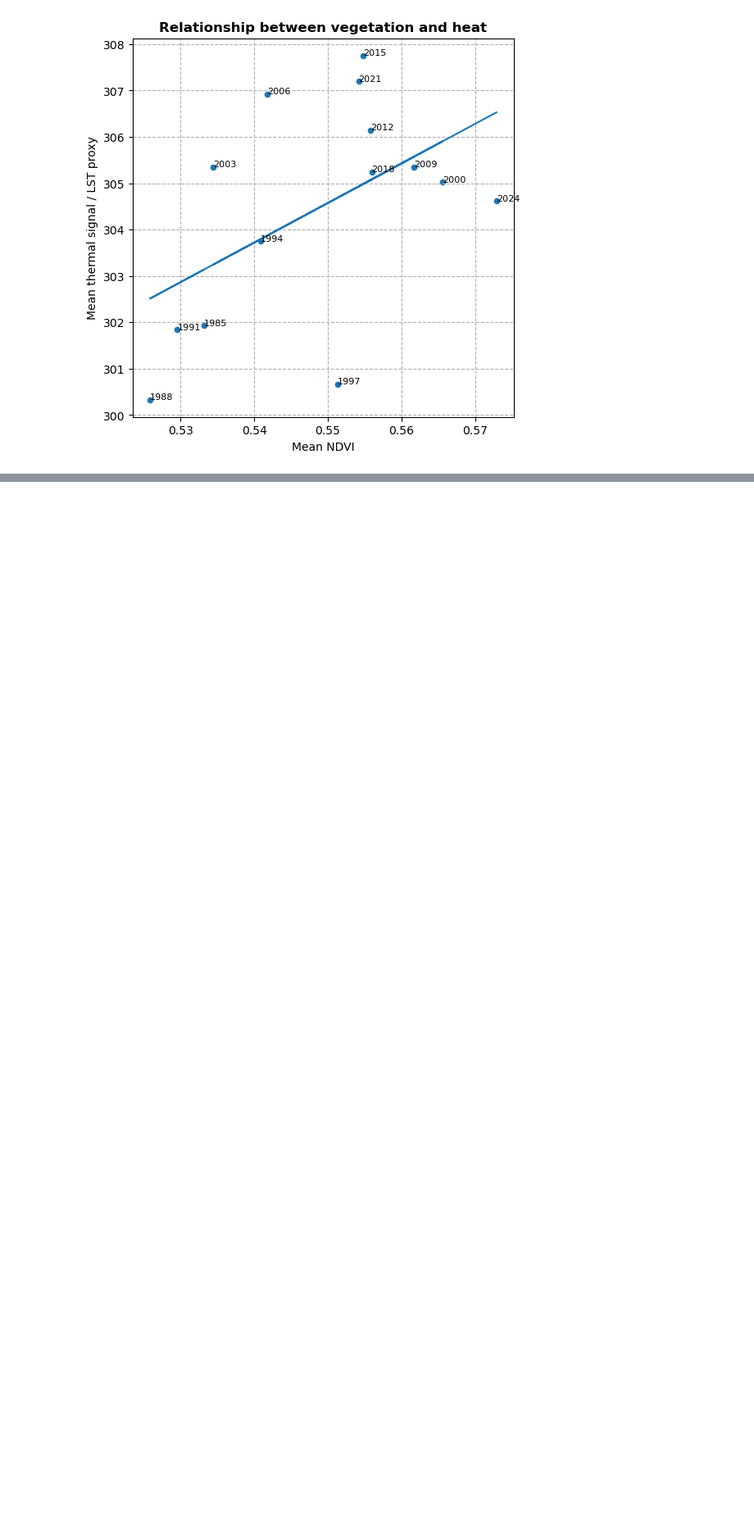
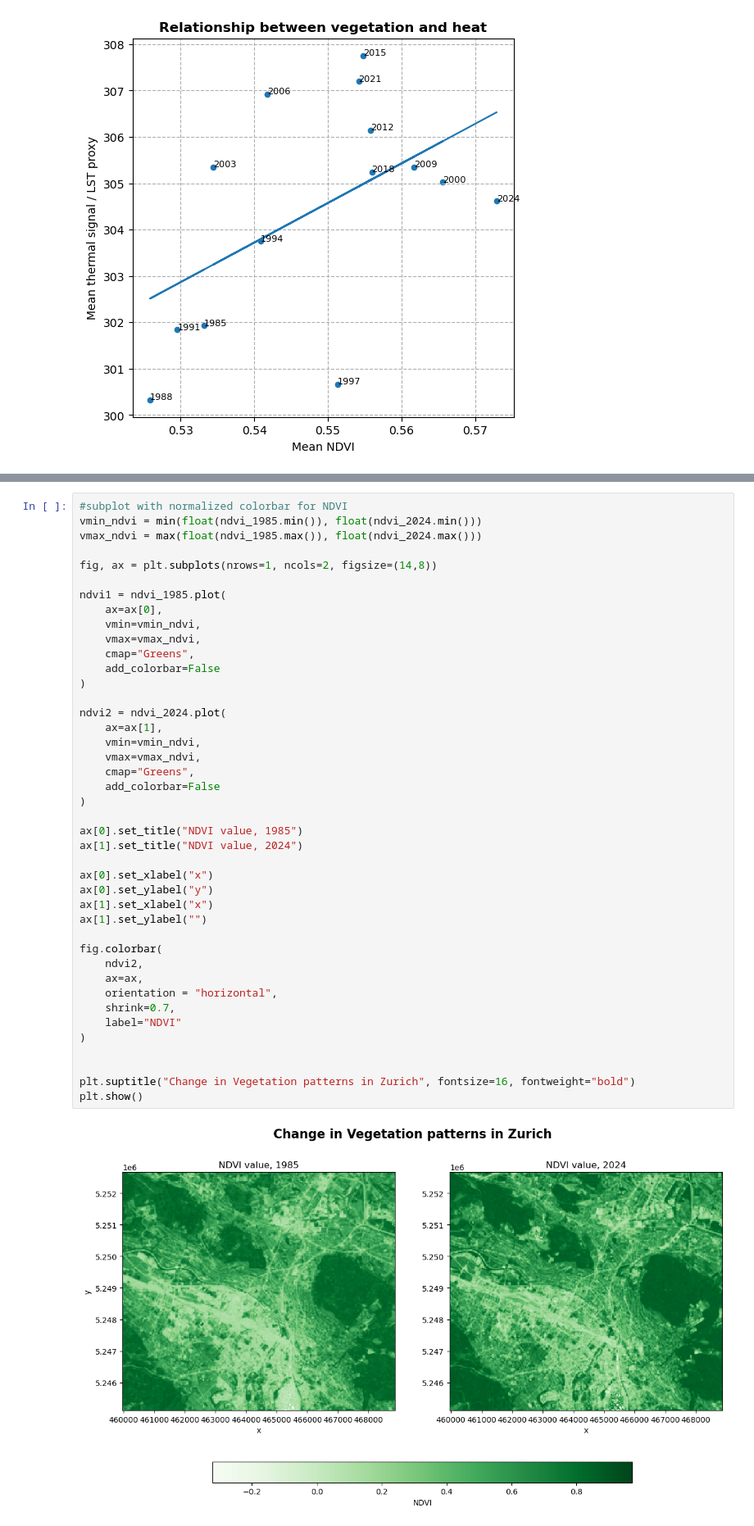
Before and after one commit to silhoe/SDS_project, a Jupyter notebook: notebooks/Project3_new.ipynb, the cells around one changed output, grey strips where cells are left out. Shown at 82% size. Cells and saved outputs as stored; diff of their text form; blank space fills up the shorter version.

Commit message:
plots of changed patterns

```diff
--- a/notebooks/Project3_new.ipynb
+++ b/notebooks/Project3_new.ipynb
@@ -213,0 +264,44 @@ plt.show()
+# %%
+#subplot with normalized colorbar for NDVI
+vmin_ndvi = min(float(ndvi_1985.min()), float(ndvi_2024.min()))
+vmax_ndvi = max(float(ndvi_1985.max()), float(ndvi_2024.max()))
+
+fig, ax = plt.subplots(nrows=1, ncols=2, figsize=(14,8))
+
+ndvi1 = ndvi_1985.plot(
+    ax=ax[0],
+    vmin=vmin_ndvi,
+    vmax=vmax_ndvi,
+    cmap="Greens",
+    add_colorbar=False
+)
+
+ndvi2 = ndvi_2024.plot(
+    ax=ax[1],
+    vmin=vmin_ndvi,
+    vmax=vmax_ndvi,
+    cmap="Greens",
+    add_colorbar=False
+)
+
+ax[0].set_title("NDVI value, 1985")
+ax[1].set_title("NDVI value, 2024")
+
+ax[0].set_xlabel("x")
+ax[0].set_ylabel("y")
+ax[1].set_xlabel("x")
+ax[1].set_ylabel("")
+
+fig.colorbar(
+    ndvi2,
+    ax=ax,
+    orientation = "horizontal",
+    shrink=0.7,
+    label="NDVI"
+)
+
+
+plt.suptitle("Change in Vegetation patterns in Zurich", fontsize=16, fontweight="bold")
+plt.show()
+# %% [output]
+[figure, added]
```
Also changed, not shown: parts of 4 cells of this notebook.
